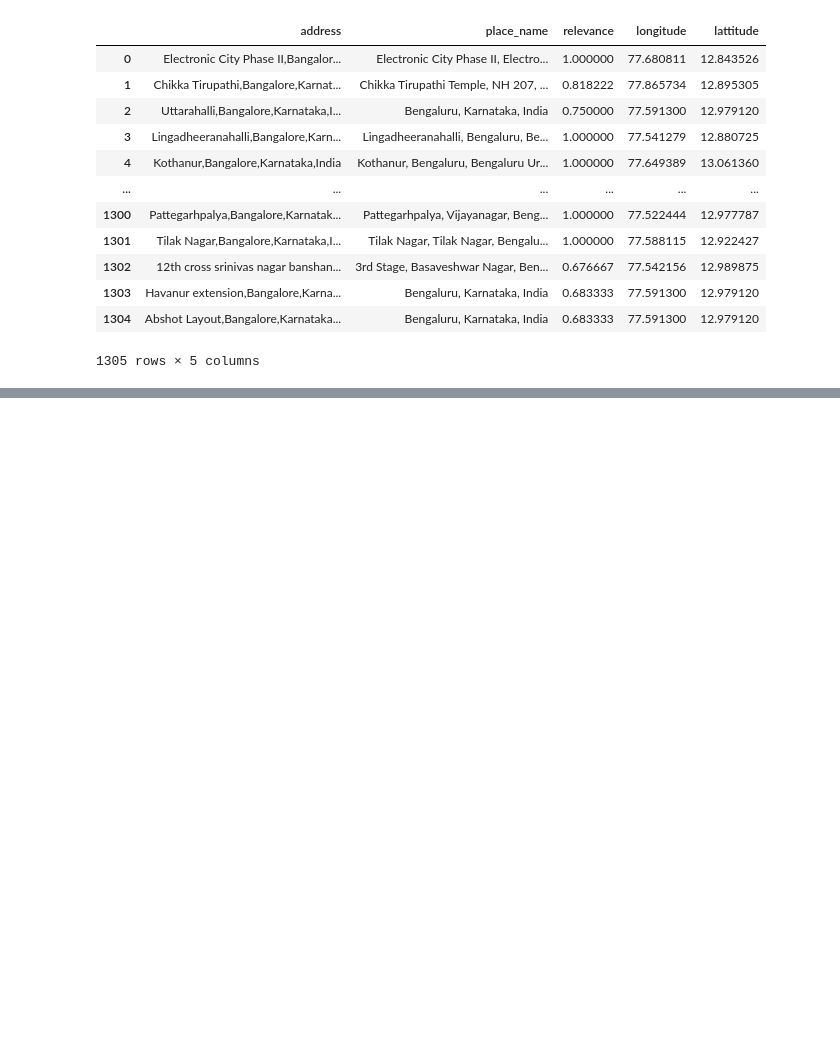
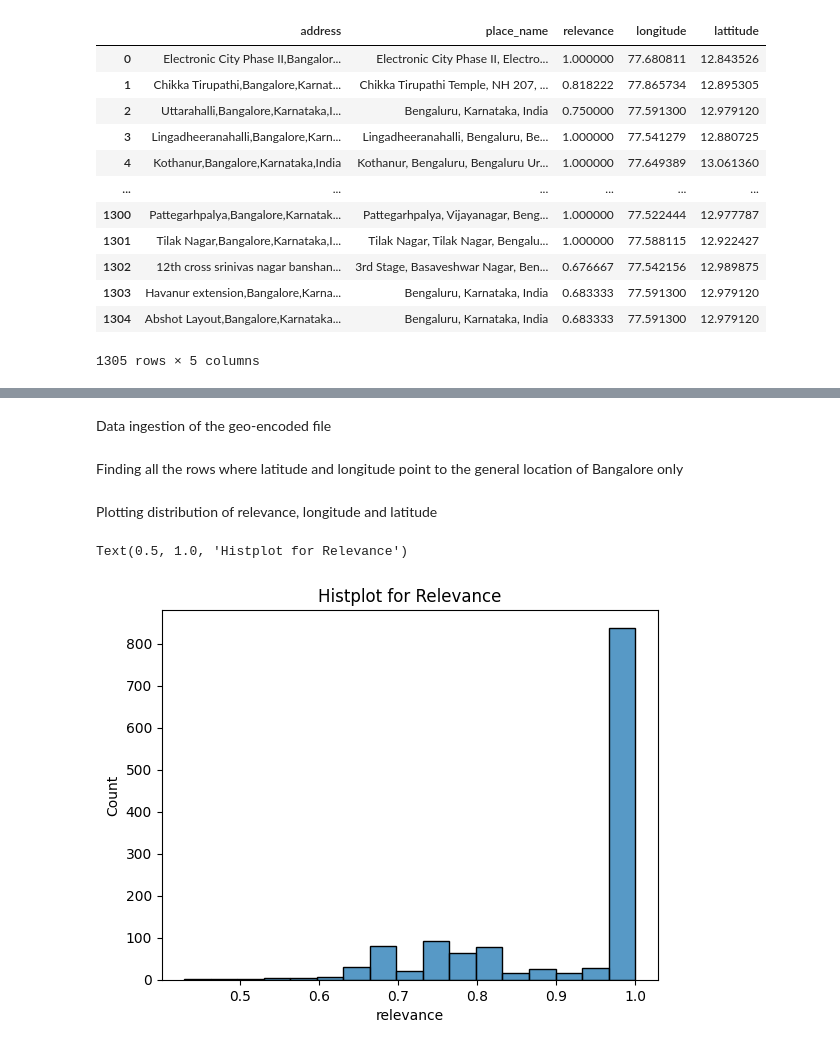
Before and after one commit to AnshikaJain2405/OrionDataAnalyticsInternshipJul23-Proj2, a Jupyter notebook: notebooks/GeoEncode.ipynb, the cells around one changed output, grey strips where cells are left out. Saved outputs shown, nothing was run; the diff lists cells and outputs as text; code cells hidden in the pictures; blank space fills up the shorter version.

```diff
--- a/notebooks/GeoEncode.ipynb
+++ b/notebooks/GeoEncode.ipynb
@@ -113,0 +122,2 @@ df.to_csv(extract_info, index=False)
+# %% [markdown]
+Data ingestion of the geo-encoded file
@@ -113,0 +126,2 @@ df.to_csv(extract_info, index=False)
+# %% [markdown]
+Finding all the rows where latitude and longitude point to the general location of Bangalore only
@@ -113,0 +130,8 @@ df.to_csv(extract_info, index=False)
+# %% [markdown]
+Plotting distribution of relevance, longitude and latitude
+# %%
+sns.histplot(df.relevance)
+plt.title("Histplot for Relevance")
+# %% [output]
+Text(0.5, 1.0, 'Histplot for Relevance')
+[figure, added]
```
Also changed, not shown: parts of 51 cells of this notebook, 1 other file.
